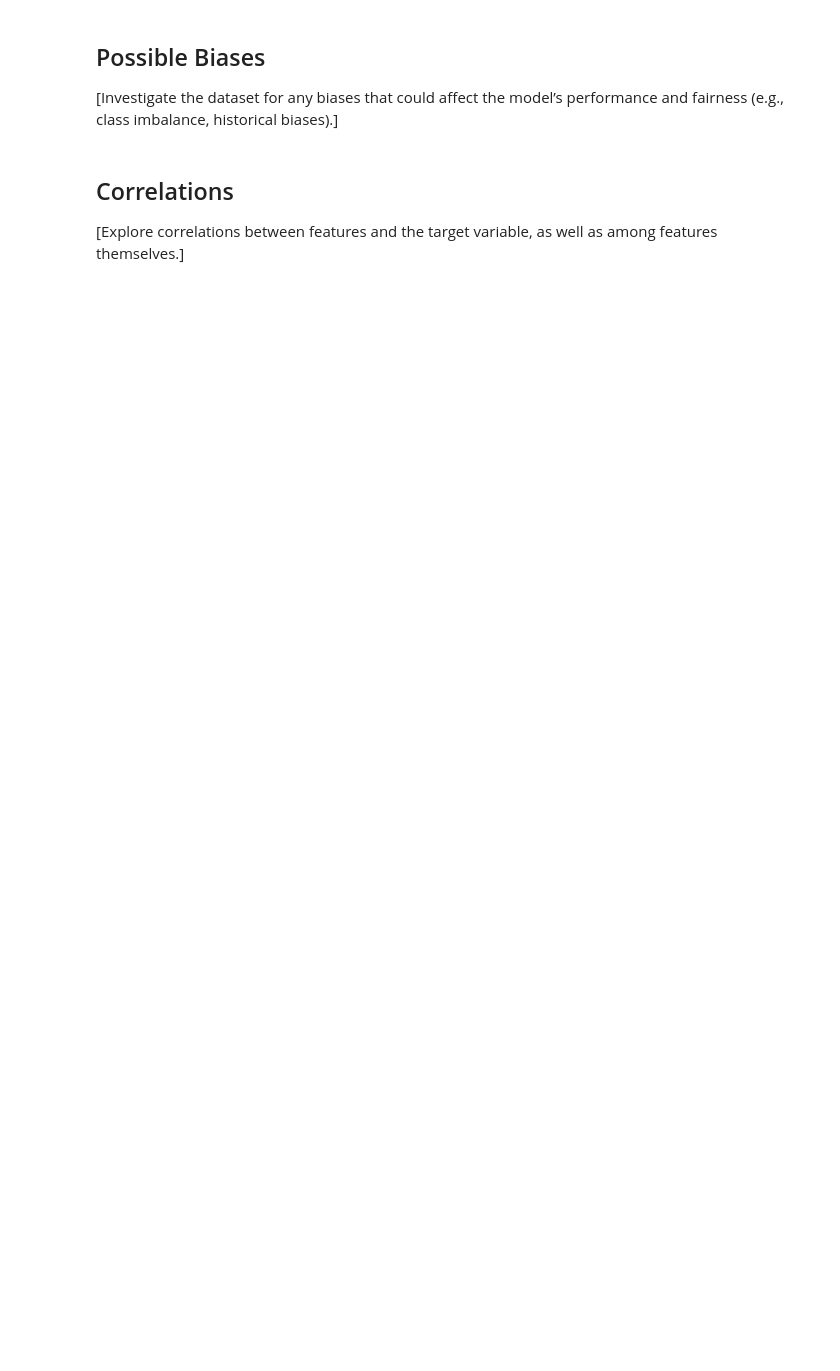
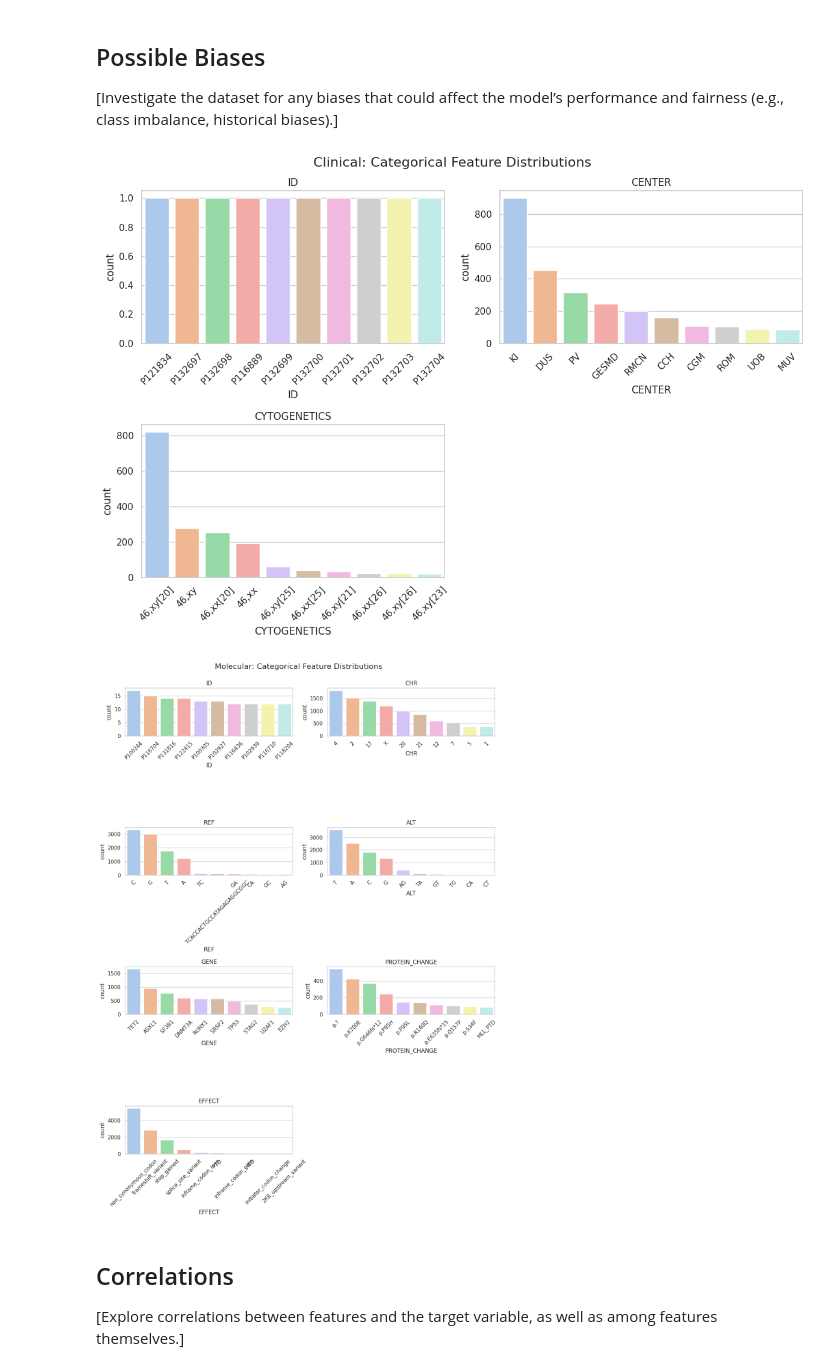
Before and after one commit to kaSae6/PredictLeukemiaSurvival, a Jupyter notebook: 1_DatasetCharacteristics/exploratory_data_analysis_KS.ipynb, the cells around one changed output. Cells and saved outputs as stored; diff of their text form; code cells hidden in the pictures; blank space fills up the shorter version.

```diff
--- a/1_DatasetCharacteristics/exploratory_data_analysis_KS.ipynb
+++ b/1_DatasetCharacteristics/exploratory_data_analysis_KS.ipynb
@@ -400,3 +430,33 @@ plt.show()
+# %%
+# Define function to plot all categorical columns in subplots
+def plot_categorical_distributions(df, title_prefix):
+    cat_cols = df.select_dtypes(include='object').columns
+    n_cols = 2
+    n_rows = math.ceil(len(cat_cols) / n_cols)
+
+    fig, axes = plt.subplots(n_rows, n_cols, figsize=(n_cols*6, n_rows*4))
+    axes = axes.flatten()
+
+    for i, col in enumerate(cat_cols):
+        sns.countplot(x=col, data=df, palette='pastel', ax=axes[i], order=df[col].value_counts().index[:10])
+        axes[i].set_title(f'{col}')
+        axes[i].tick_params(axis='x', rotation=45)
+
+    for j in range(i + 1, len(axes)):
+        fig.delaxes(axes[j])
+
+    plt.tight_layout()
+    plt.suptitle(f'{title_prefix}: Categorical Feature Distributions', fontsize=16, y=1.02)
+    plt.show()
+
+# Plot clinical categorical features
+plot_categorical_distributions(clinical_imputed, title_prefix='Clinical')
+
+# Plot molecular categorical features
+plot_categorical_distributions(molecular_imputed, title_prefix='Molecular')
+# %% [output]
+[figure, added]
+[figure, added]
 # %% [markdown]
 ## Correlations
 
```
Also changed, not shown: parts of 6 cells of this notebook.
